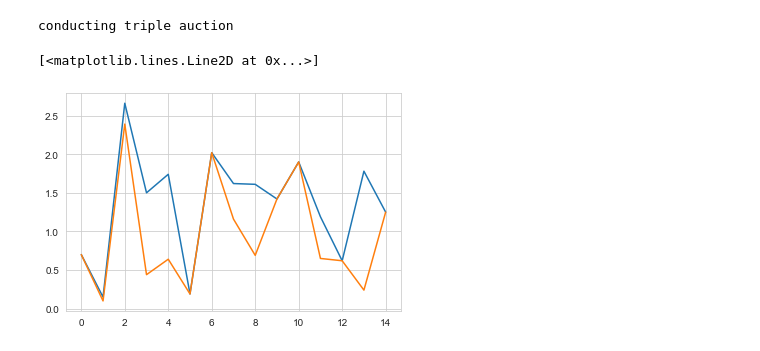
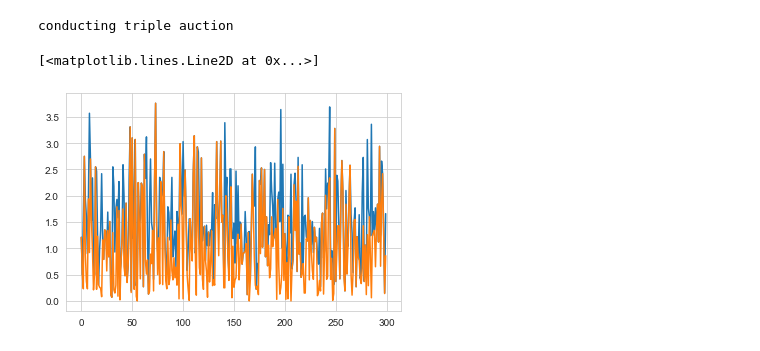
Before and after one commit to abhishekbasu/marketdes, a Jupyter notebook: first_price_auction.ipynb, the cells around one changed output. Saved outputs shown, nothing was run; the diff lists cells and outputs as text; code cells hidden in the pictures.

```diff
--- a/first_price_auction.ipynb
+++ b/first_price_auction.ipynb
@@ -14,6 +14,7 @@ class player:
         self.bday = random.choice(player.possible_bdays)
         self.valuation = round((int(self.bday.month) + int(self.bday.day))*0.10, 2) # value in dollars
         self.bid = random.choice(np.arange(0, self.valuation+0.01, 0.01))
+        self.win = False
     def __str__(self):
         return str(self.p_id)+"|"+str(self.valuation)+"|"+str(self.bid)
 # %%
@@ -41,11 +42,14 @@ class fpa:
         for p_id in p_id_list:
             if winning_bid == -1:
                 winning_bid = self.players[p_id].bid
+                self.players[p_id].win = True
             elif self.players[p_id].bid > winning_bid:
                 winning_bid = self.players[p_id].bid
+                self.players[p_id].win = True
                 losing_bids.append(winning_bid)
             else:
                 losing_bids.append(self.players[p_id].bid)
+                self.players[p_id].win = False
         return winning_bid, losing_bids
     def pair_auction(self):
         print("conducting pair auction")
@@ -77,3 +81,12 @@ class fpa:
         print("All bids: ", end = " ")
         for p_id in self.players:
             print(self.players[p_id].bid, end = " ")
+    def win_loss(self):
+        winners = []
+        losers = []
+        for i in range(self.num_players):
+            if self.players[i].win:
+                winners.append([i, round(100*self.players[i].bid/self.players[i].valuation,1),int(self.players[i].win)])
+            else:
+                losers.append([i, round(100*self.players[i].bid/self.players[i].valuation,1),int(self.players[i].win)])
+        return winners, losers
@@ -83,0 +93,3 @@ spawning players
+# %%
+num_players = 600
+a = fpa(1, num_players)
@@ -90,8 +120,8 @@ triple_auction1 = a.triple_auction()
 # %% [output]
 conducting triple auction
 # %%
-plt.plot(range(15),pair_auction1[0])
-plt.plot(range(15),pair_auction1[1])
+plt.plot(range(int(num_players/2)),triple_auction1[0])
+plt.plot(range(int(num_players/2)),triple_auction1[1])
 # %% [output]
 [<matplotlib.lines.Line2D at 0x...>]
-[figure, old version]
+[figure, new version]
```
Also changed, not shown: parts of 6 cells of this notebook.
